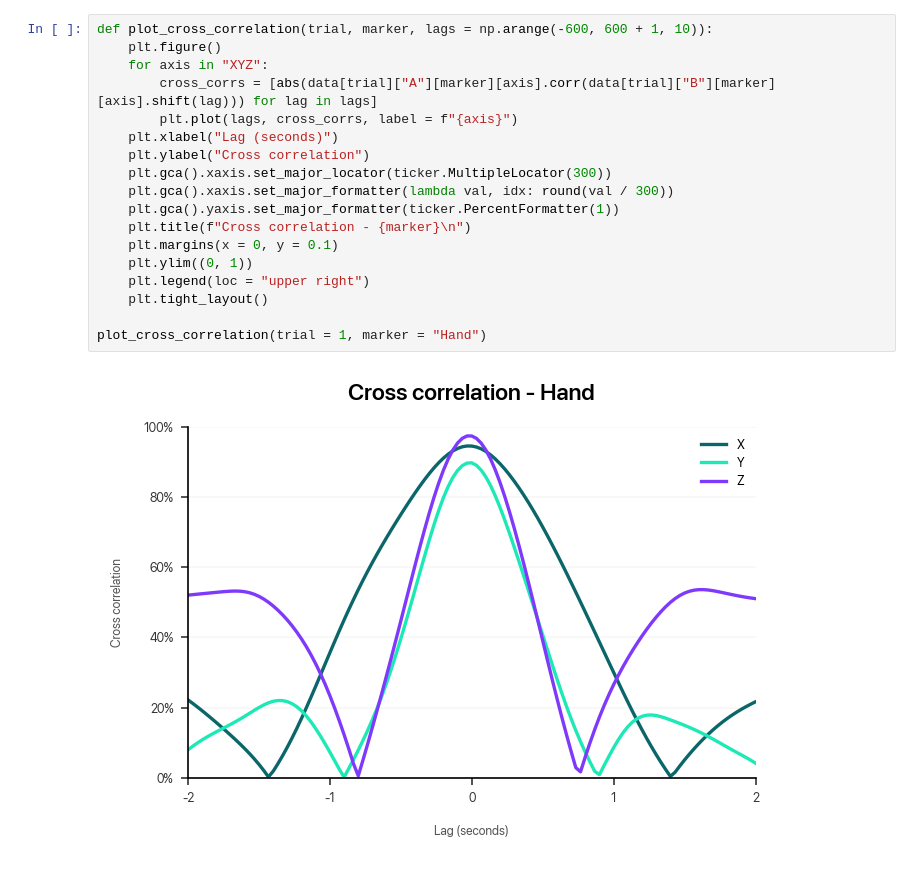
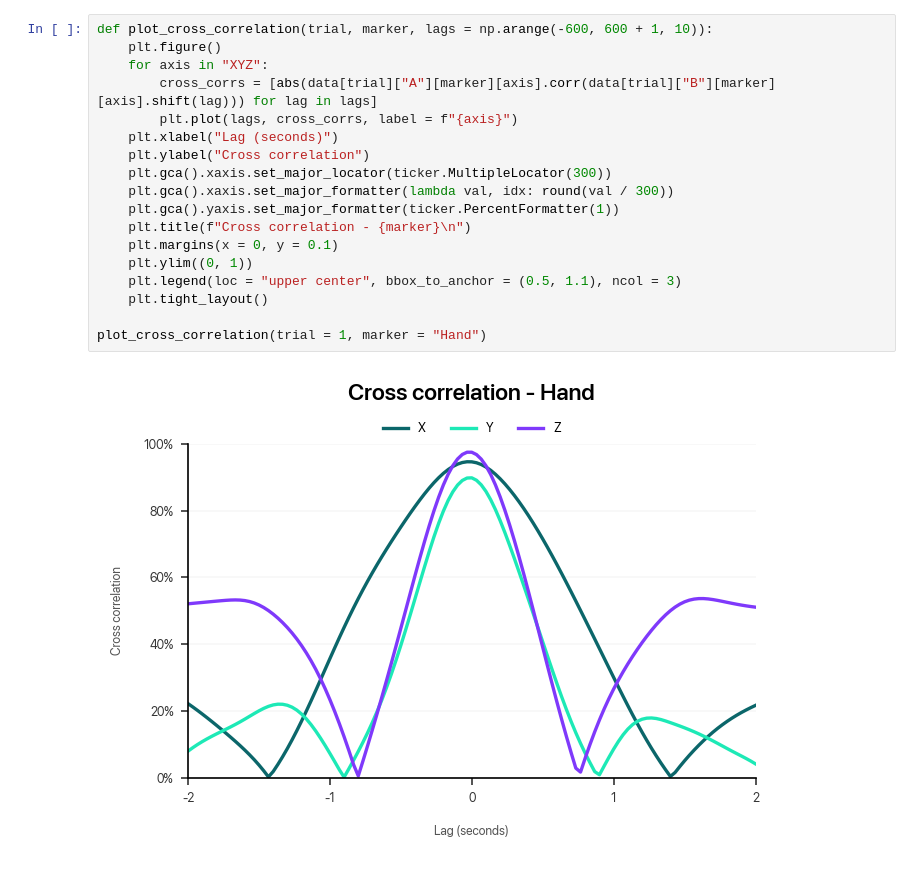
Before and after one commit to dlundgaard/dapup-mocap, a Jupyter notebook: analysis.ipynb, the cells around one changed output. Cells and saved outputs as stored; diff of their text form.

```diff
--- a/analysis.ipynb
+++ b/analysis.ipynb
@@ -174,23 +234,23 @@ plot_dynamic_time_warping(trial = 2, marker = "Hand", axis = "X")
 # %%
 def plot_cross_correlation(trial, marker, lags = np.arange(-600, 600 + 1, 10)):
     plt.figure()
     for axis in "XYZ":
         cross_corrs = [abs(data[trial]["A"][marker][axis].corr(data[trial]["B"][marker][axis].shift(lag))) for lag in lags]
         plt.plot(lags, cross_corrs, label = f"{axis}")
     plt.xlabel("Lag (seconds)")
     plt.ylabel("Cross correlation")
     plt.gca().xaxis.set_major_locator(ticker.MultipleLocator(300))
     plt.gca().xaxis.set_major_formatter(lambda val, idx: round(val / 300))
     plt.gca().yaxis.set_major_formatter(ticker.PercentFormatter(1))
     plt.title(f"Cross correlation - {marker}\n")
     plt.margins(x = 0, y = 0.1)
     plt.ylim((0, 1))
-    plt.legend(loc = "upper right")
+    plt.legend(loc = "upper center", bbox_to_anchor = (0.5, 1.1), ncol = 3)
     plt.tight_layout()
 
 plot_cross_correlation(trial = 1, marker = "Hand")
 # %% [output]
-[figure, old version]
+[figure, new version]
 # %%
 def plot_transfer_entropy(trial, marker, lags = np.arange(1, 5)):
     plt.figure()
```
Also changed, not shown: parts of 9 cells of this notebook.
